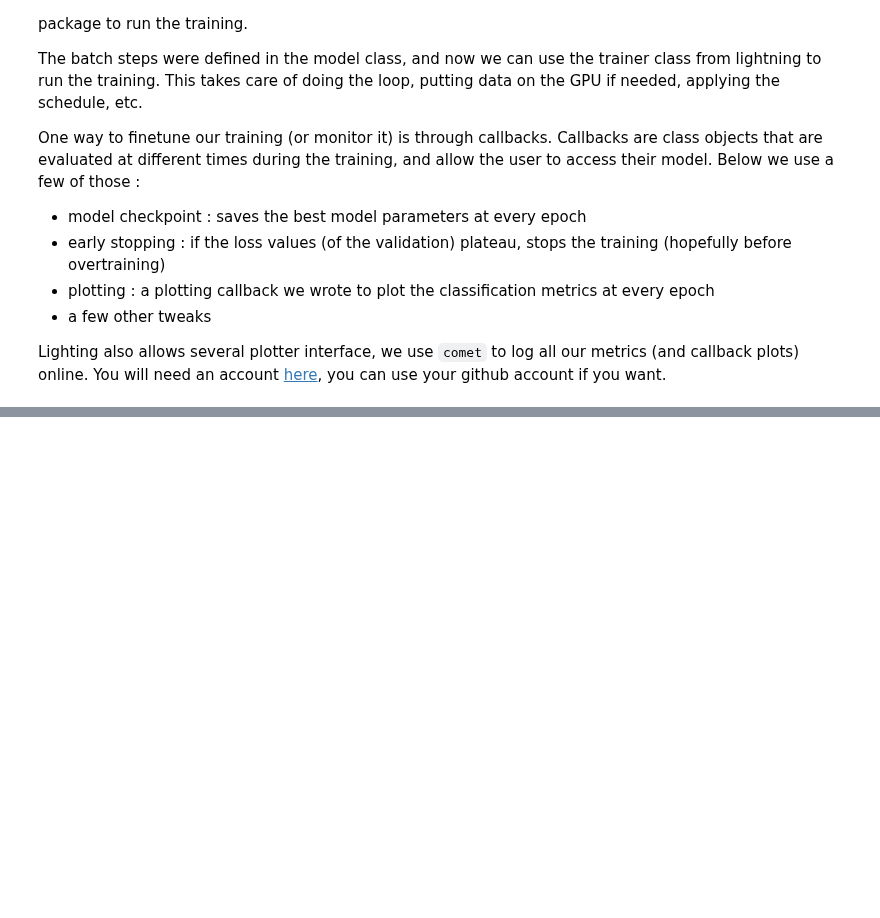
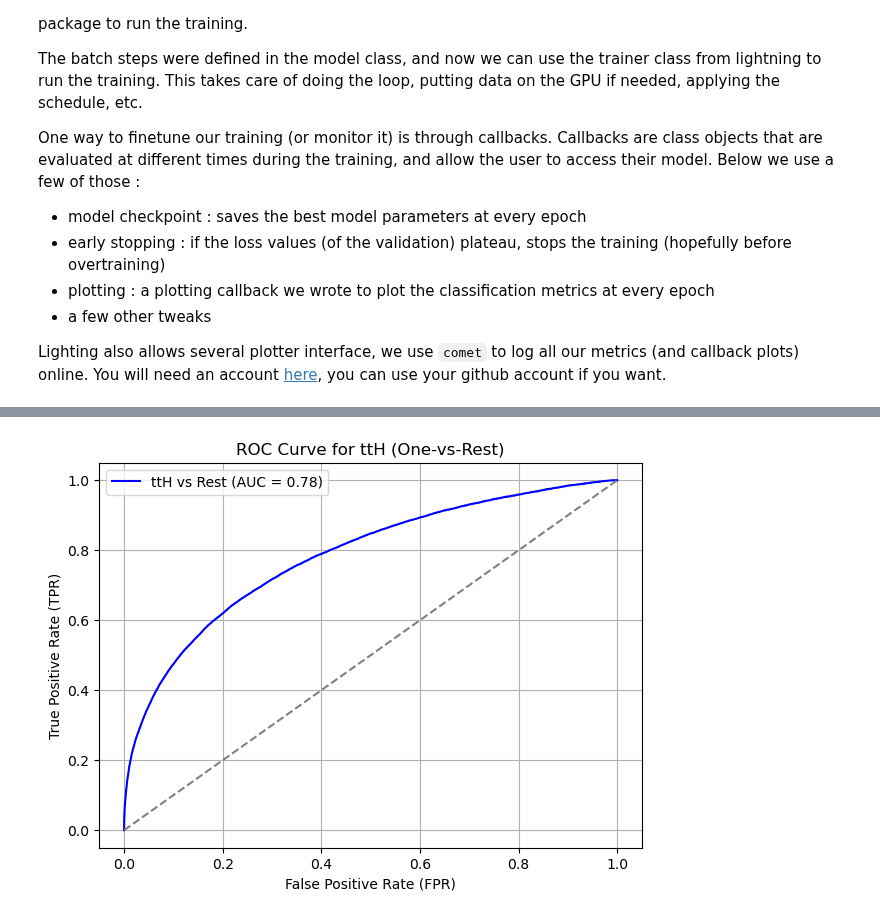
Before and after one commit to inigostibbe/msciproject, a Jupyter notebook: bristol-tth-transformer-msc_project/bristol-tth-transformer-msc_project/notebooks/training_multi.ipynb, the cells around one changed output, grey strips where cells are left out. Saved outputs shown, nothing was run; the diff lists cells and outputs as text; code cells hidden in the pictures; blank space fills up the shorter version.

```diff
--- a/bristol-tth-transformer-msc_project/bristol-tth-transformer-msc_project/notebooks/training_multi.ipynb
+++ b/bristol-tth-transformer-msc_project/bristol-tth-transformer-msc_project/notebooks/training_multi.ipynb
@@ -445,0 +460,29 @@ plt.show()
+# %%
+# Plot the ROC AUC score for the ttH one vs all
+
+from sklearn.metrics import roc_curve, auc
+
+# Convert labels to binary for one-vs-rest (ttH = 1, others = 0)
+binary_labels = (labels == 0).astype(int)
+
+# Extract predicted probabilities for the ttH class
+ttH_probs = probs[:, 0]  # First column corresponds to ttH
+
+# Compute ROC curve
+fpr, tpr, _ = roc_curve(binary_labels, ttH_probs)
+
+# Compute AUC score
+auc_score = roc_auc_score(binary_labels, ttH_probs)
+
+# Plot ROC curve
+plt.figure(figsize=(7, 5))
+plt.plot(fpr, tpr, color='blue', label=f"ttH vs Rest (AUC = {auc_score:.2f})")
+plt.plot([0, 1], [0, 1], linestyle="--", color="gray")  # Diagonal line (random chance)
+plt.xlabel("False Positive Rate (FPR)")
+plt.ylabel("True Positive Rate (TPR)")
+plt.title("ROC Curve for ttH (One-vs-Rest)")
+plt.legend()
+plt.grid()
+plt.show()
+# %% [output]
+[figure, added]
```
Also changed, not shown: parts of 17 cells of this notebook, 8 other files.
